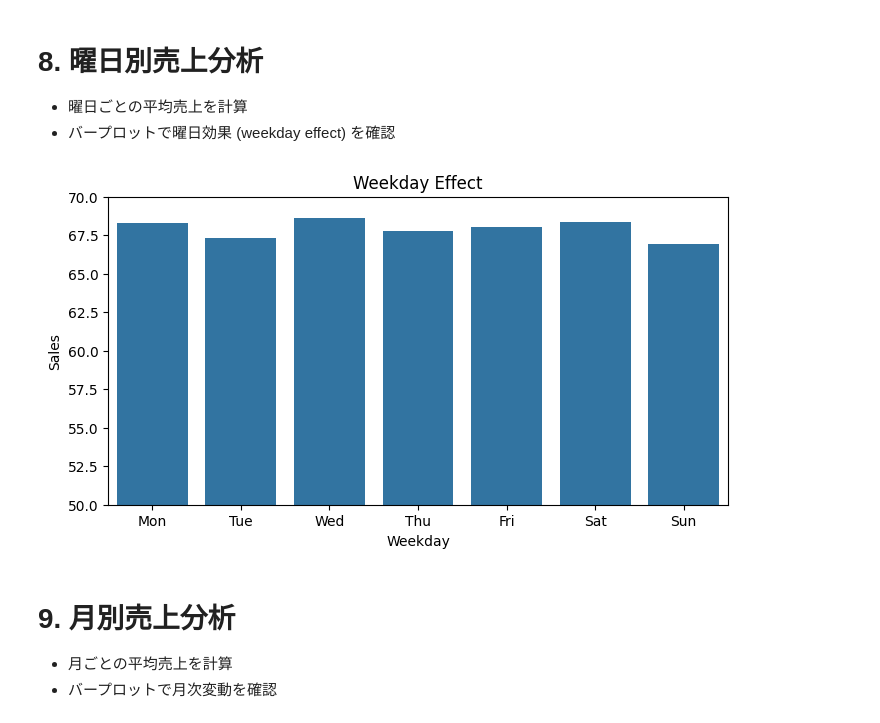
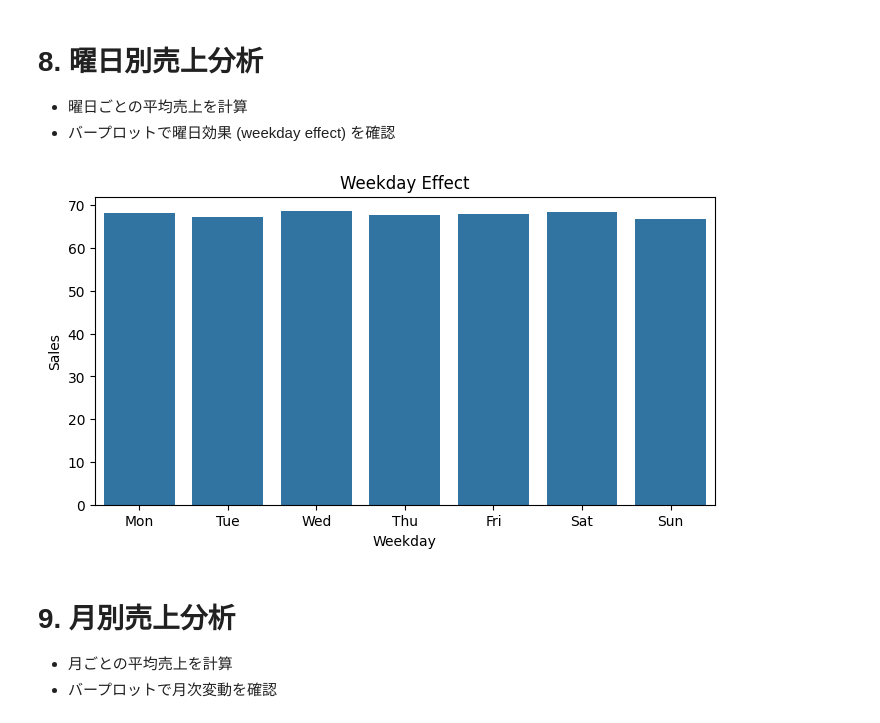
Before and after one commit to K-Tanaka8/time_series_eda_demand_forecast, a Jupyter notebook: time_series_eda_sample.ipynb, the cells around one changed output. Drawn from its saved outputs; the diff is of its cells as text; code cells hidden in the pictures.

```diff
--- a/time_series_eda_sample.ipynb
+++ b/time_series_eda_sample.ipynb
@@ -165,30 +167,24 @@ plt.show()
 # %%
 # 8 曜日分析
 df["weekday"] = df.index.dayofweek
-
 weekday_sales = df.groupby("weekday")["sales"].mean()
 
 fig, ax = plt.subplots(figsize=(8,4))
 
-sns.barplot(
-x=weekday_sales.index,
-y=weekday_sales.values,
-ax=ax
-)
+sns.barplot(x=weekday_sales.index, y=weekday_sales.values, ax=ax)
 
-# 省略形の曜日ラベル
+# 目盛り位置を固定してラベルを設定
+ax.set_xticks(range(7))
 weekday_labels = ["Mon", "Tue", "Wed", "Thu", "Fri", "Sat", "Sun"]
 ax.set_xticklabels(weekday_labels)
 
 ax.set_title("Weekday Effect")
 ax.set_xlabel("Weekday")
 ax.set_ylabel("Sales")
 
-ax.set_ylim(50, 70)
-
 plt.show()
 # %% [output]
-[figure, old version]
+[figure, new version]
 # %% [markdown]
 # 9. 月別売上分析
 - 月ごとの平均売上を計算
```
Also changed, not shown: parts of 1 cell of this notebook.
